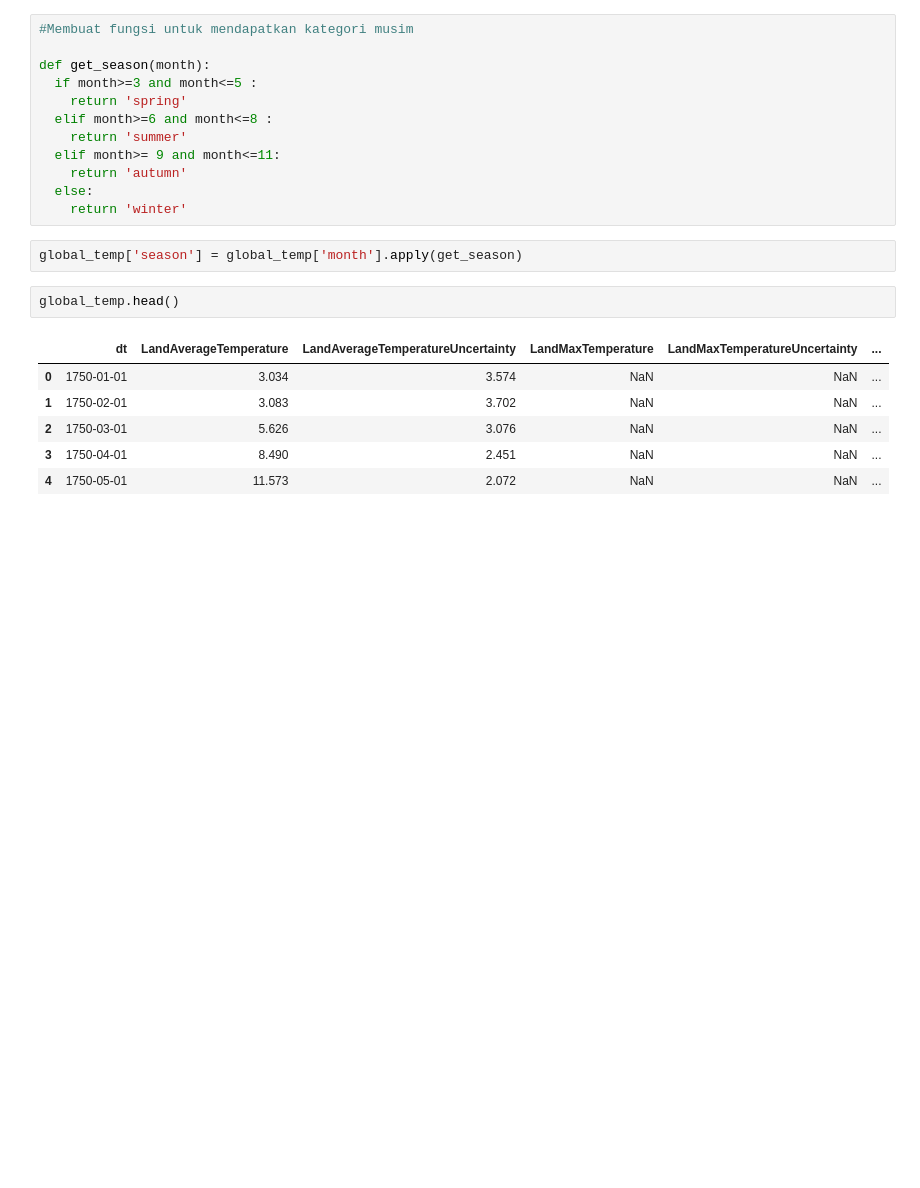
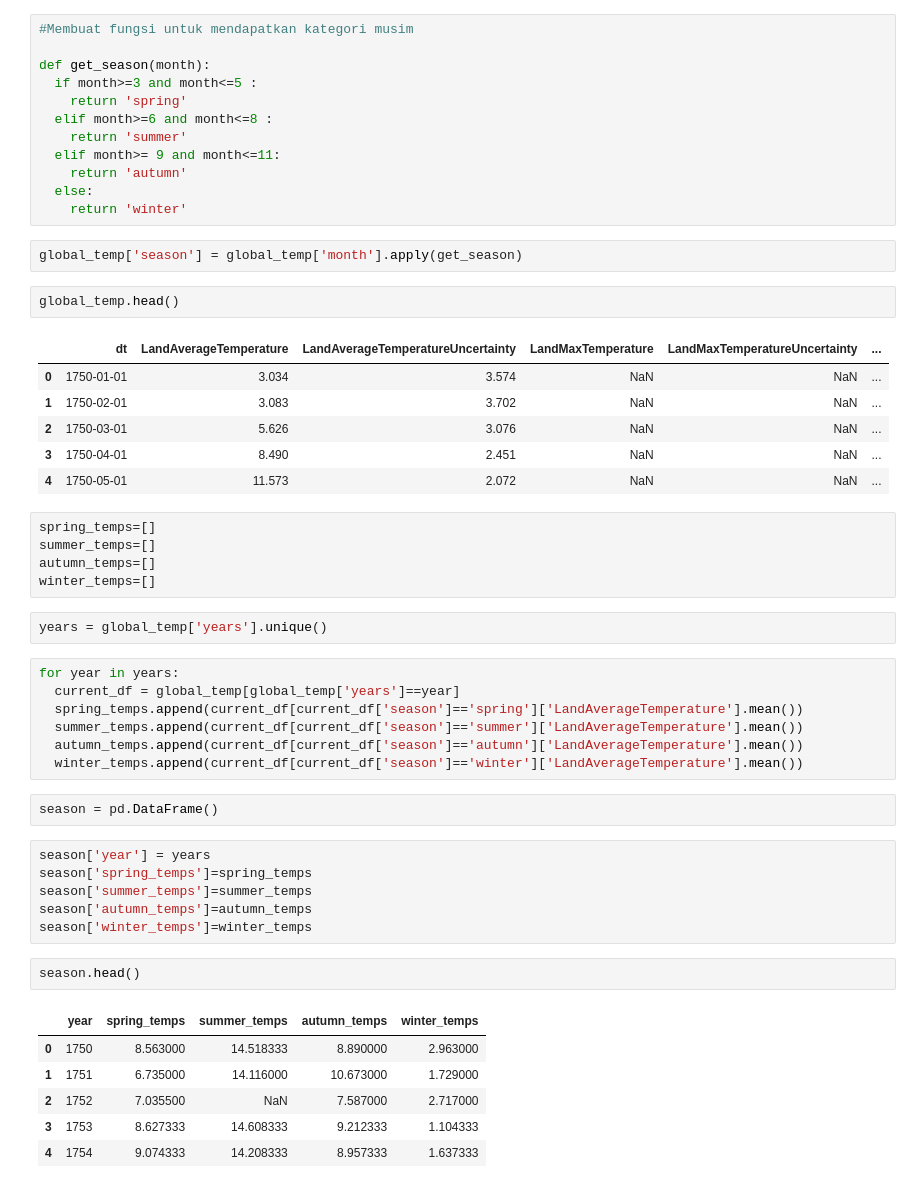
Before and after one commit to crzysab/Data-Science-Real-Projects-in-Python, a Jupyter notebook: Predict_Temperature_of_Different_Cities.ipynb, the cells around one changed output. Cells and saved outputs as stored; diff of their text form; blank space fills up the shorter version.

Commit message:
Predict Temperature

```diff
--- a/Predict_Temperature_of_Different_Cities.ipynb
+++ b/Predict_Temperature_of_Different_Cities.ipynb
@@ -187,3 +187,34 @@ global_temp.head()
 | 2 | 1750-03-01 | 5.626 | 3.076 | NaN | NaN | ... |
 | 3 | 1750-04-01 | 8.490 | 2.451 | NaN | NaN | ... |
 | 4 | 1750-05-01 | 11.573 | 2.072 | NaN | NaN | ... |
+# %%
+spring_temps=[]
+summer_temps=[]
+autumn_temps=[]
+winter_temps=[]
+# %%
+years = global_temp['years'].unique()
+# %%
+for year in years:
+  current_df = global_temp[global_temp['years']==year]
+  spring_temps.append(current_df[current_df['season']=='spring']['LandAverageTemperature'].mean())
+  summer_temps.append(current_df[current_df['season']=='summer']['LandAverageTemperature'].mean())
+  autumn_temps.append(current_df[current_df['season']=='autumn']['LandAverageTemperature'].mean())
+  winter_temps.append(current_df[current_df['season']=='winter']['LandAverageTemperature'].mean())
+# %%
+season = pd.DataFrame()
+# %%
+season['year'] = years
+season['spring_temps']=spring_temps
+season['summer_temps']=summer_temps
+season['autumn_temps']=autumn_temps
+season['winter_temps']=winter_temps
+# %%
+season.head()
+# %% [output]
+|  | year | spring_temps | summer_temps | autumn_temps | winter_temps |
+| 0 | 1750 | 8.563000 | 14.518333 | 8.890000 | 2.963000 |
+| 1 | 1751 | 6.735000 | 14.116000 | 10.673000 | 1.729000 |
+| 2 | 1752 | 7.035500 | NaN | 7.587000 | 2.717000 |
+| 3 | 1753 | 8.627333 | 14.608333 | 9.212333 | 1.104333 |
+| 4 | 1754 | 9.074333 | 14.208333 | 8.957333 | 1.637333 |
```
Also changed, not shown: parts of 2 cells of this notebook.
